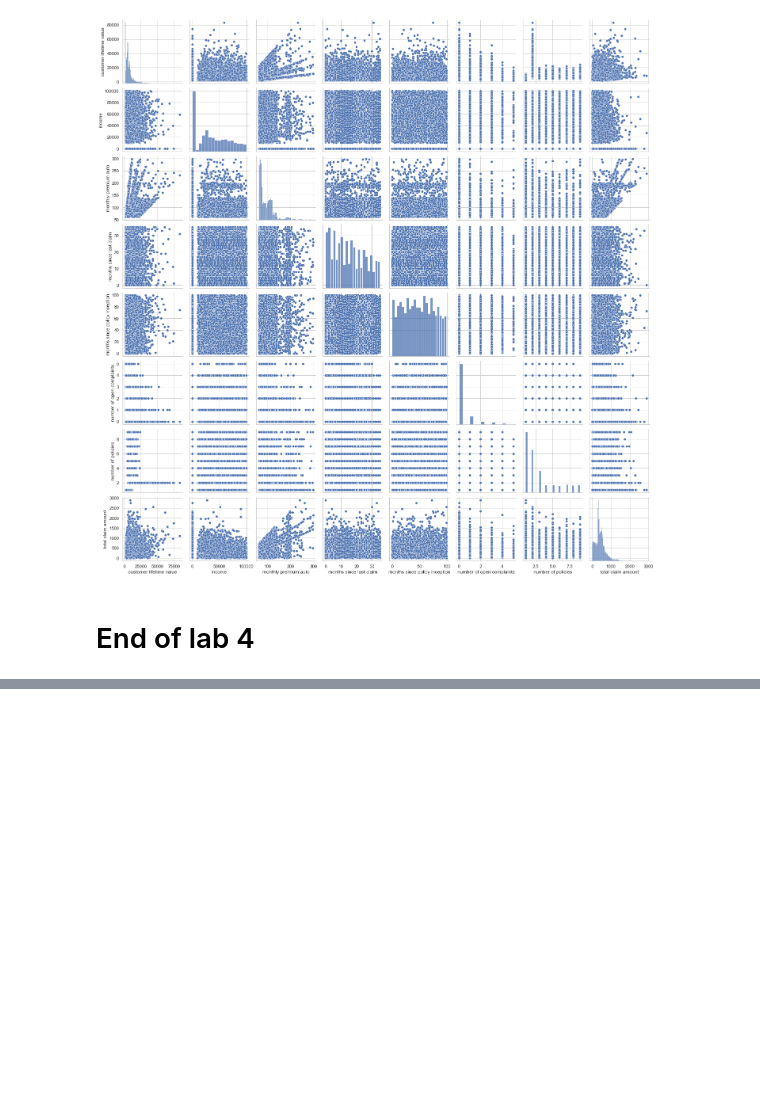
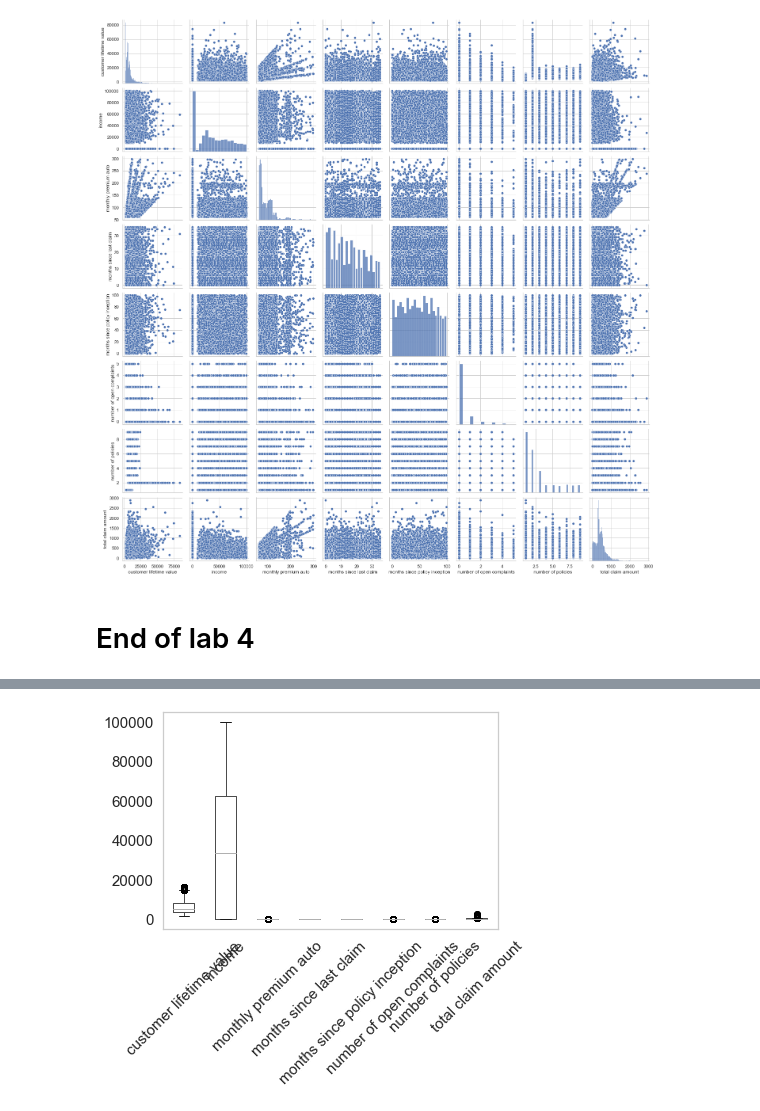
Before and after one commit to abhiram576/lab-customer-analysis-round-4, a Jupyter notebook: files_for_lab/csv_files/lab-customer-analysis-round-4.ipynb, the cells around one changed output, grey strips where cells are left out. Saved outputs shown, nothing was run; the diff lists cells and outputs as text; code cells hidden in the pictures; blank space fills up the shorter version.

```diff
--- a/files_for_lab/csv_files/lab-customer-analysis-round-4.ipynb
+++ b/files_for_lab/csv_files/lab-customer-analysis-round-4.ipynb
@@ -265,0 +326,4 @@ sns.pairplot(df)
+# %%
+boxplot = data1.boxplot(grid=False, rot=45, fontsize=15)
+# %% [output]
+[figure, added]
```
Also changed, not shown: parts of 23 cells of this notebook.
